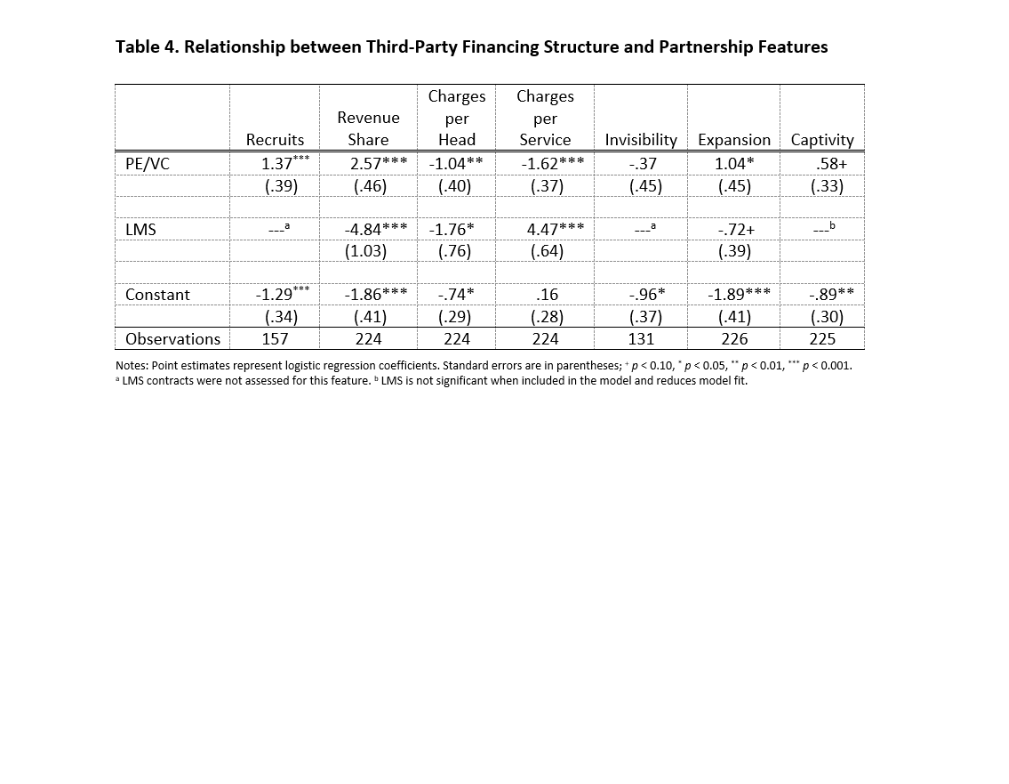
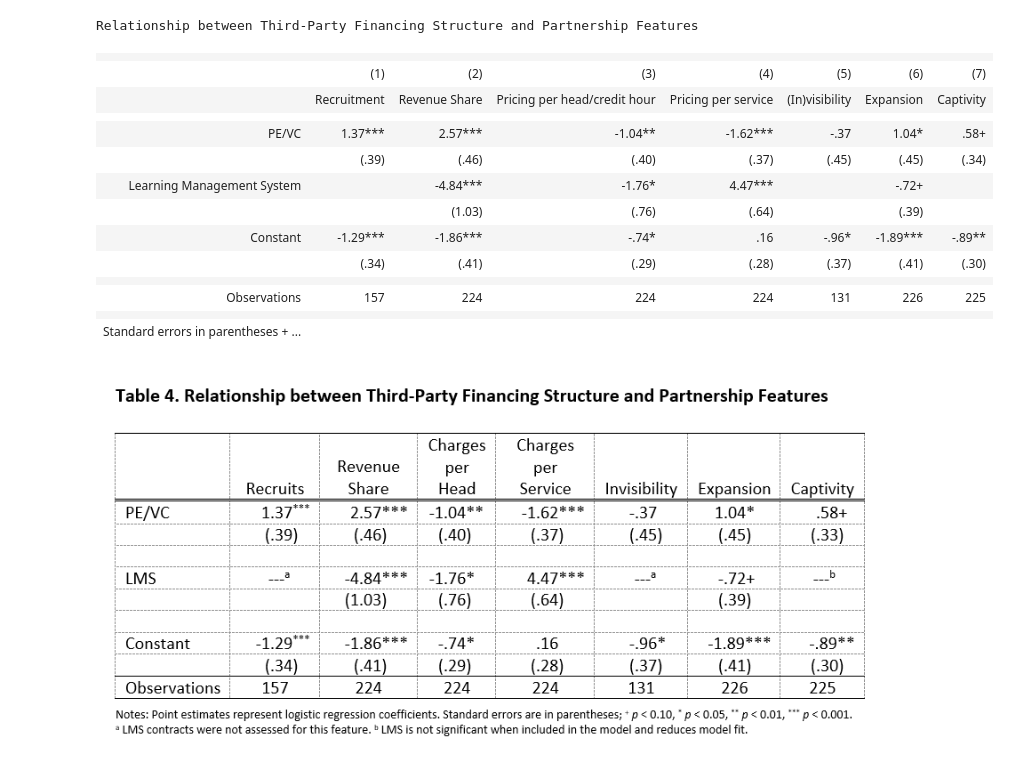
Before and after one commit to HigherEdData/Outsourcing-Online-Education, a Jupyter notebook: t4_financingstructureandpartnershipfeat.ipynb, the cells around one changed output. Saved outputs shown, nothing was run; the diff lists cells and outputs as text; code cells hidden in the pictures; blank space fills up the shorter version.

```diff
--- a/t4_financingstructureandpartnershipfeat.ipynb
+++ b/t4_financingstructureandpartnershipfeat.ipynb
@@ -61,2 +66,25 @@ Standard errors in parentheses
+# %%
+%html
+esttab m1VC_or_PE_dum m2VC_or_PE_dum m4VC_or_PE_dum m5VC_or_PE_dum ///
+	m3VC_or_PE_dum m7VC_or_PE_dum m6VC_or_PE_dum, ///
+			b(%9.2fc) se(%9.2fc) star(+ 0.10 * 0.05 ** 0.01 *** 0.001) ///
+			label title("Relationship between Third-Party Financing Structure and Partnership Features ") nolz ///
+collabels(none) eqlabels(none) nogaps varwidth(10) html
+# %% [output]
+Relationship between Third-Party Financing Structure and Partnership Features
+|  |  |  |  |  |  |  |  |
+|  | (1) | (2) | (3) | (4) | (5) | (6) | (7) |
+|  | Recruitment | Revenue Share | Pricing per head/credit hour | Pricing per service | (In)visibility | Expansion | Captivity |
+|  |  |  |  |  |  |  |  |
+| PE/VC | 1.37*** | 2.57*** | -1.04** | -1.62*** | -.37 | 1.04* | .58+ |
+|  | (.39) | (.46) | (.40) | (.37) | (.45) | (.45) | (.34) |
+| Learning Management System |  | -4.84*** | -1.76* | 4.47*** |  | -.72+ |  |
+|  |  | (1.03) | (.76) | (.64) |  | (.39) |  |
+| Constant | -1.29*** | -1.86*** | -.74* | .16 | -.96* | -1.89*** | -.89** |
+|  | (.34) | (.41) | (.29) | (.28) | (.37) | (.41) | (.30) |
+|  |  |  |  |  |  |  |  |
+| Observations | 157 | 224 | 224 | 224 | 131 | 226 | 225 |
+|  |  |  |  |  |  |  |  |
+| Standard errors in parentheses + ... |  |  |  |  |  |  |  |
 # %% [markdown]
 ![image.png](attachment:image.png)
```
Also changed, not shown: parts of 4 cells of this notebook, 1 other file.
